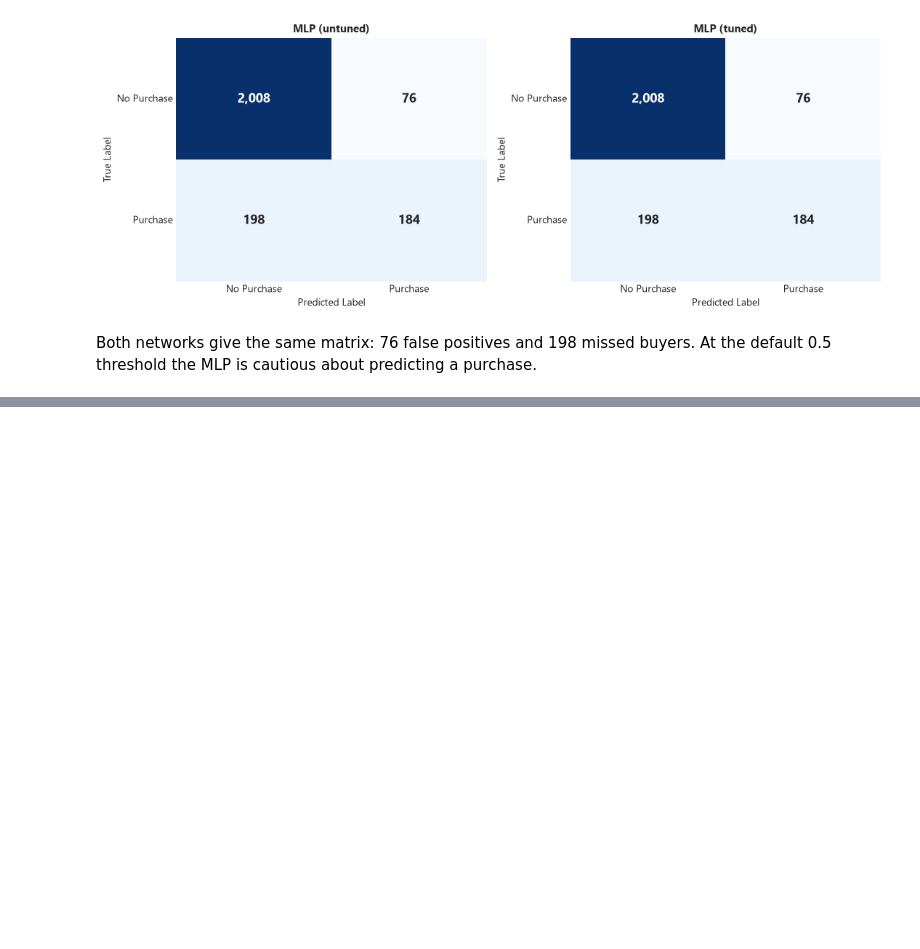
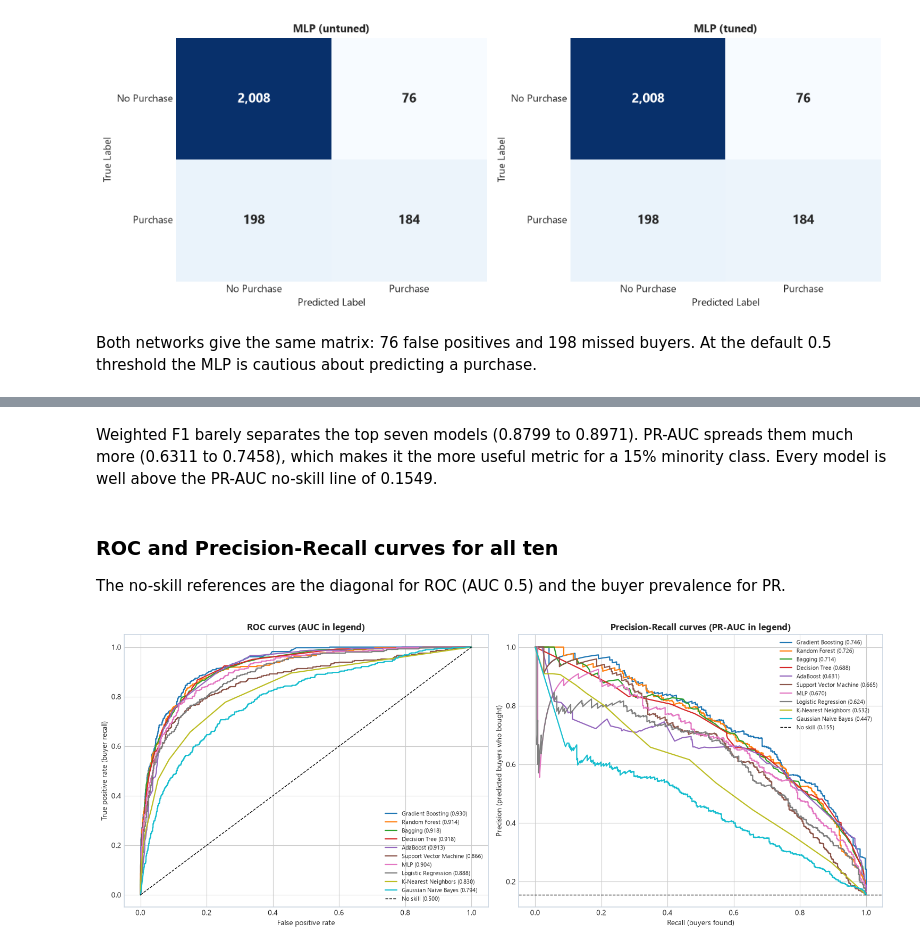
Before and after one commit to MR7star/ML-Capstone-Project, a Jupyter notebook: notebooks/classification.ipynb, the cells around one changed output, grey strips where cells are left out. Drawn from its saved outputs; the diff is of its cells as text; code cells hidden in the pictures; blank space fills up the shorter version.

Commit message:
Add ten-model comparison and final model selection

```diff
--- a/notebooks/classification.ipynb
+++ b/notebooks/classification.ipynb
@@ -1720,0 +1795,29 @@ Both networks give the same matrix: 76 false positives and 198 missed buyers. At
+# %% [markdown]
+Weighted F1 barely separates the top seven models (0.8799 to 0.8971). PR-AUC spreads them much more (0.6311 to 0.7458), which makes it the more useful metric for a 15% minority class. Every model is well above the PR-AUC no-skill line of 0.1549.
+# %% [markdown]
+### ROC and Precision-Recall curves for all ten
+The no-skill references are the diagonal for ROC (AUC 0.5) and the buyer prevalence for PR.
+# %%
+curve_colors = dict(zip(algos["Algorithm"], sns.color_palette("tab10", len(algos))))
+prevalence = y_test.mean()
+
+fig, axes = plt.subplots(1, 2, figsize=(15, 6))
+for name, color in curve_colors.items():
+    fpr, tpr, _ = roc_curve(y_test, test_scores[name])
+    axes[0].plot(fpr, tpr, color=color, lw=1.6, label=f"{name} ({roc_auc_score(y_test, test_scores[name]):.3f})")
+    p, r, _ = precision_recall_curve(y_test, test_scores[name])
+    axes[1].plot(r, p, color=color, lw=1.6, label=f"{name} ({average_precision_score(y_test, test_scores[name]):.3f})")
+axes[0].plot([0, 1], [0, 1], "k--", lw=1, label="No skill (0.500)")
+axes[0].set_title("ROC curves (AUC in legend)", fontsize=12, fontweight="bold")
+axes[0].set_xlabel("False positive rate")
+axes[0].set_ylabel("True positive rate (buyer recall)")
+axes[0].legend(loc="lower right", fontsize=8)
+axes[1].axhline(prevalence, color="black", ls="--", lw=1, label=f"No skill ({prevalence:.3f})")
+axes[1].set_title("Precision-Recall curves (PR-AUC in legend)", fontsize=12, fontweight="bold")
+axes[1].set_xlabel("Recall (buyers found)")
+axes[1].set_ylabel("Precision (predicted buyers who bought)")
+axes[1].legend(loc="upper right", fontsize=8)
+plt.tight_layout()
+plt.show()
+# %% [output]
+[figure, added]
```
Also changed, not shown: parts of 23 cells of this notebook, 1 other file.
